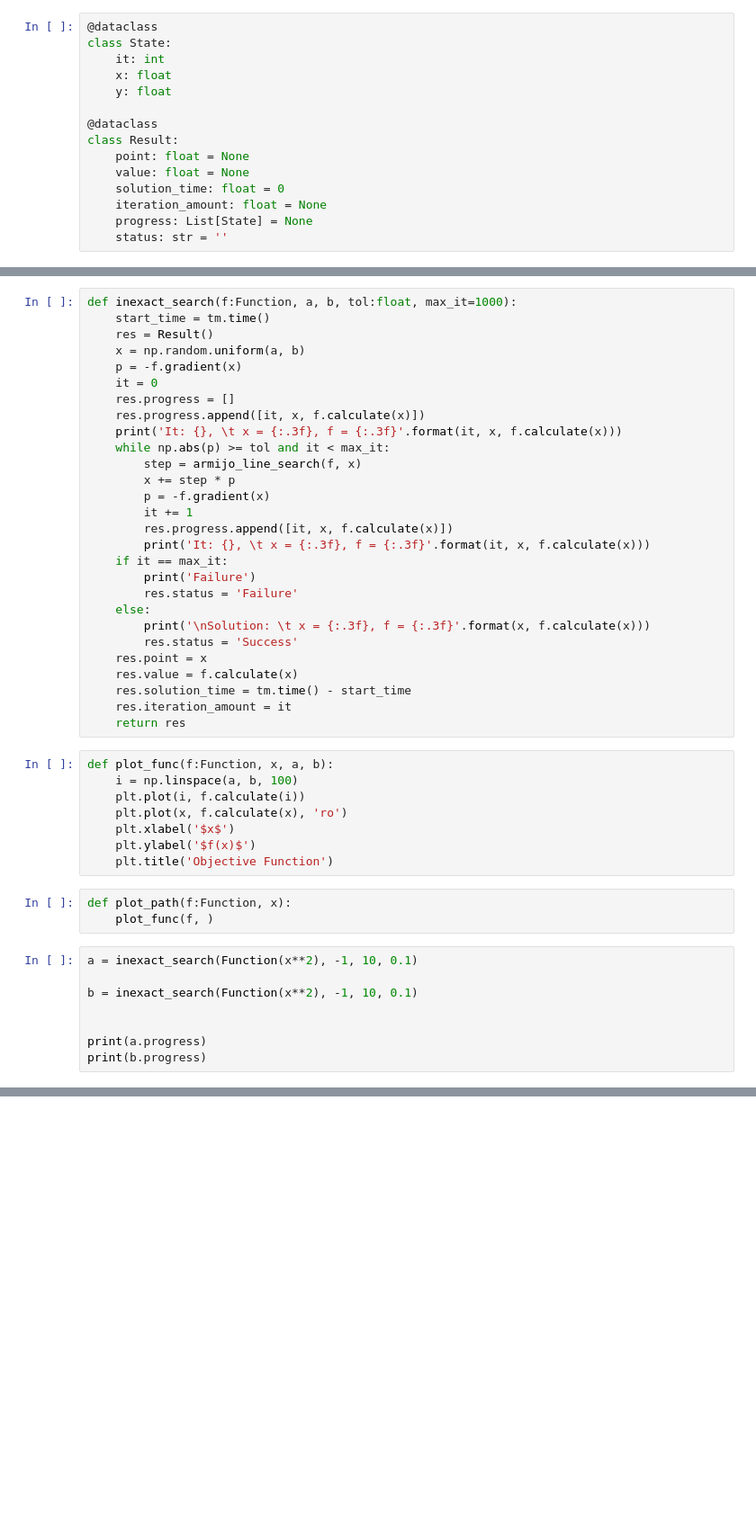
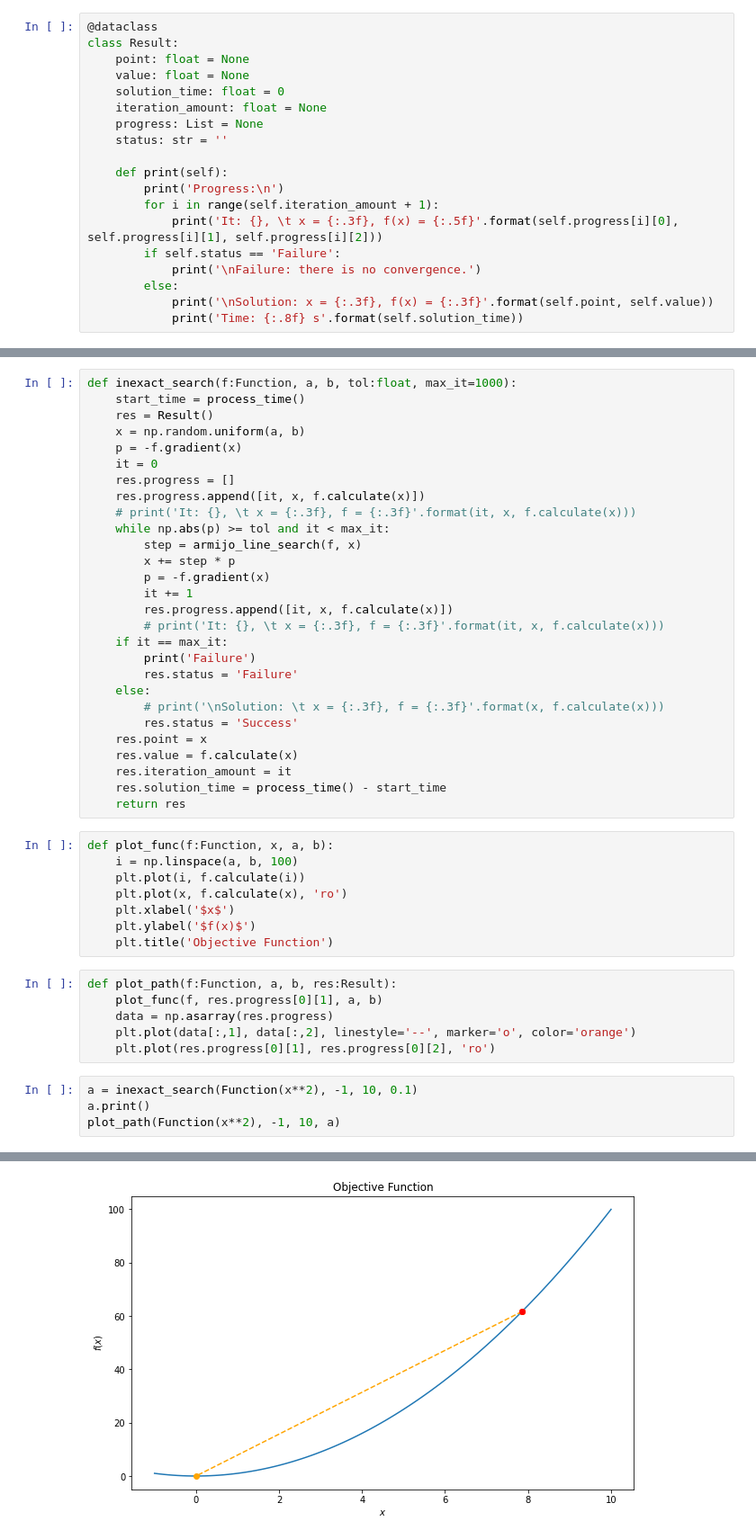
Before and after one commit to stepthenuke/met_opt_mipt, a Jupyter notebook: armijo_rule.ipynb, the cells around one changed output, grey strips where cells are left out. Shown at 90% size. Drawn from its saved outputs; the diff is of its cells as text; blank space fills up the shorter version.

Commit message:
added plot function

```diff
--- a/armijo_rule.ipynb
+++ b/armijo_rule.ipynb
@@ -30,20 +31,24 @@ class Function:
     def hesse(self, x):
         return self.h(x)
 # %%
-@dataclass
-class State:
-    it: int
-    x: float
-    y: float
-
 @dataclass
 class Result:
     point: float = None
     value: float = None
     solution_time: float = 0
     iteration_amount: float = None
-    progress: List[State] = None
+    progress: List = None
     status: str = ''
+
+    def print(self):
+        print('Progress:\n')
+        for i in range(self.iteration_amount + 1):
+            print('It: {}, \t x = {:.3f}, f(x) = {:.5f}'.format(self.progress[i][0], self.progress[i][1], self.progress[i][2]))
+        if self.status == 'Failure':
+            print('\nFailure: there is no convergence.')
+        else:
+            print('\nSolution: x = {:.3f}, f(x) = {:.3f}'.format(self.point, self.value))
+            print('Time: {:.8f} s'.format(self.solution_time))
 # %%
 def armijo_line_search(f:Function, x):
     a = 0.5
@@ -55,31 +60,31 @@ def armijo_line_search(f:Function, x):
     return step
 # %%
 def inexact_search(f:Function, a, b, tol:float, max_it=1000):
-    start_time = tm.time()
+    start_time = process_time()
     res = Result()
     x = np.random.uniform(a, b)
     p = -f.gradient(x)
     it = 0
     res.progress = []
     res.progress.append([it, x, f.calculate(x)])
-    print('It: {}, \t x = {:.3f}, f = {:.3f}'.format(it, x, f.calculate(x)))
+    # print('It: {}, \t x = {:.3f}, f = {:.3f}'.format(it, x, f.calculate(x)))
     while np.abs(p) >= tol and it < max_it:
         step = armijo_line_search(f, x)
         x += step * p
         p = -f.gradient(x)
         it += 1
         res.progress.append([it, x, f.calculate(x)])
-        print('It: {}, \t x = {:.3f}, f = {:.3f}'.format(it, x, f.calculate(x)))
+        # print('It: {}, \t x = {:.3f}, f = {:.3f}'.format(it, x, f.calculate(x)))
     if it == max_it:
         print('Failure')
         res.status = 'Failure'
     else:
-        print('\nSolution: \t x = {:.3f}, f = {:.3f}'.format(x, f.calculate(x)))
+        # print('\nSolution: \t x = {:.3f}, f = {:.3f}'.format(x, f.calculate(x)))
         res.status = 'Success'
     res.point = x
     res.value = f.calculate(x)
-    res.solution_time = tm.time() - start_time
     res.iteration_amount = it
+    res.solution_time = process_time() - start_time
     return res
 # %%
 def plot_func(f:Function, x, a, b):
@@ -90,14 +95,13 @@ def plot_func(f:Function, x, a, b):
     plt.ylabel('$f(x)$')
     plt.title('Objective Function')
 # %%
-def plot_path(f:Function, x):
-    plot_func(f, )
+def plot_path(f:Function, a, b, res:Result):
+    plot_func(f, res.progress[0][1], a, b)
+    data = np.asarray(res.progress)
+    plt.plot(data[:,1], data[:,2], linestyle='--', marker='o', color='orange')
+    plt.plot(res.progress[0][1], res.progress[0][2], 'ro')
 # %%
 a = inexact_search(Function(x**2), -1, 10, 0.1)
-
-b = inexact_search(Function(x**2), -1, 10, 0.1)
-
-
-print(a.progress)
-print(b.progress)
+a.print()
+plot_path(Function(x**2), -1, 10, a)
 # %% [output]
@@ -114 +115,2 @@ Solution:        x = 0.000, f = 0.000
+[figure, added]
 # %%
```
Also changed, not shown: parts of 6 cells of this notebook.
